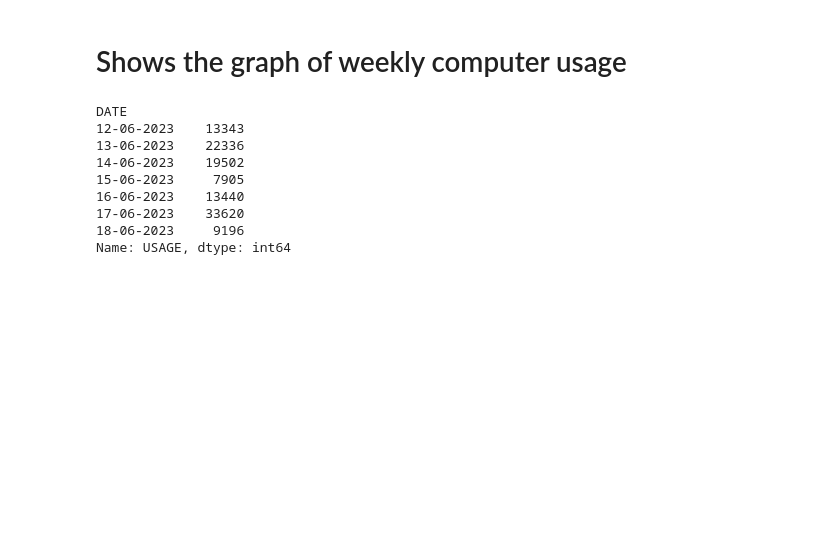
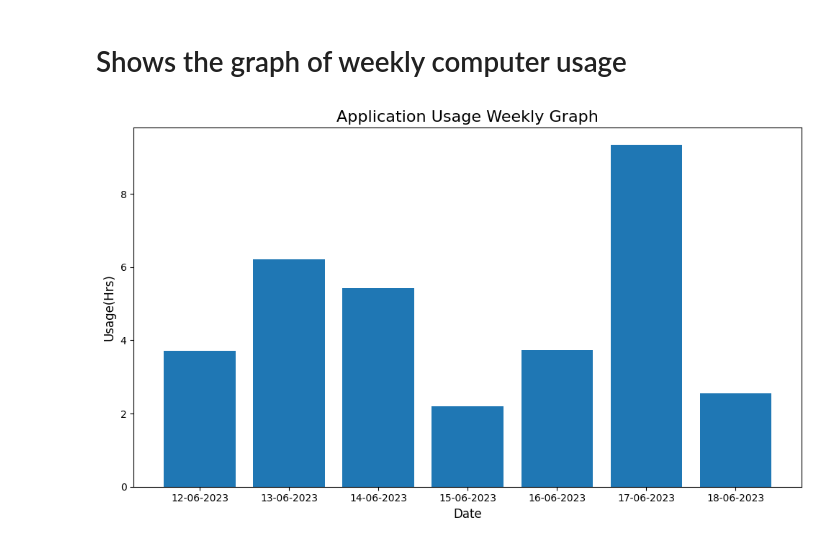
Before and after one commit to codebyAbhishekBharti/health-management-system, a Jupyter notebook: system_analyzer.ipynb, the cells around one changed output. Saved outputs shown, nothing was run; the diff lists cells and outputs as text; code cells hidden in the pictures; blank space fills up the shorter version.

Commit message:
added graph for weekly computer usage
showing proper bar graph for weekly comptuer usage
has bug if there is a day on which computer is not used it will show that day in the graph

```diff
--- a/system_analyzer.ipynb
+++ b/system_analyzer.ipynb
@@ -120,19 +120,24 @@ plt.show()
 # %%
 today = (datetime.strptime("18-06-2023", "%d-%m-%Y")).strftime('%d-%m-%Y')  # setting the buffer date for the code
 today_date = datetime.strptime(today, '%d-%m-%Y') # Convert today back to a datetime object
 new_7_day_early_date = (today_date - timedelta(days=7)).strftime('%d-%m-%Y')
 
 week_data=new_df.loc[(new_df['DATE'] >= new_7_day_early_date)&(new_df['DATE'] <= today),['DATE','USAGE']]
 data=week_data.groupby('DATE')['USAGE'].sum()   #groups the application based on categories
 week_data
 data
+plt.figure(figsize=(10, 6))  # Adjust the figure size as per your preference
+# print(type(data.values))
+plt.bar(data.index, data.values/3600)
+
+# Customize the plot
+plt.title("Application Usage Weekly Graph", fontsize=16)
+plt.xlabel("Date", fontsize=12)
+plt.ylabel("Usage (Hrs)", fontsize=12)
+# plt.xticks(rotation=50)  # Rotate x-axis labels for better readability
+
+# Show the plot
+plt.tight_layout()
+plt.show()
 # %% [output]
-DATE
-12-06-2023    13343
-13-06-2023    22336
-14-06-2023    19502
-15-06-2023     7905
-16-06-2023    13440
-17-06-2023    33620
-18-06-2023     9196
-Name: USAGE, dtype: int64
+[figure, added]
```
